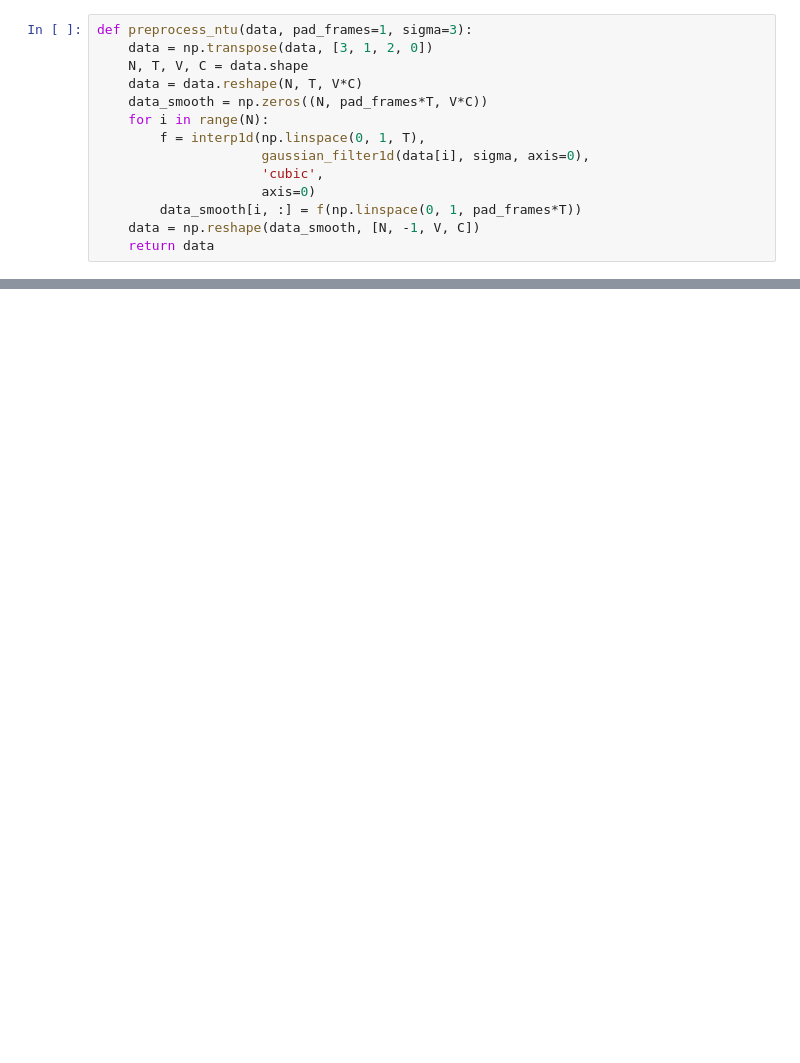
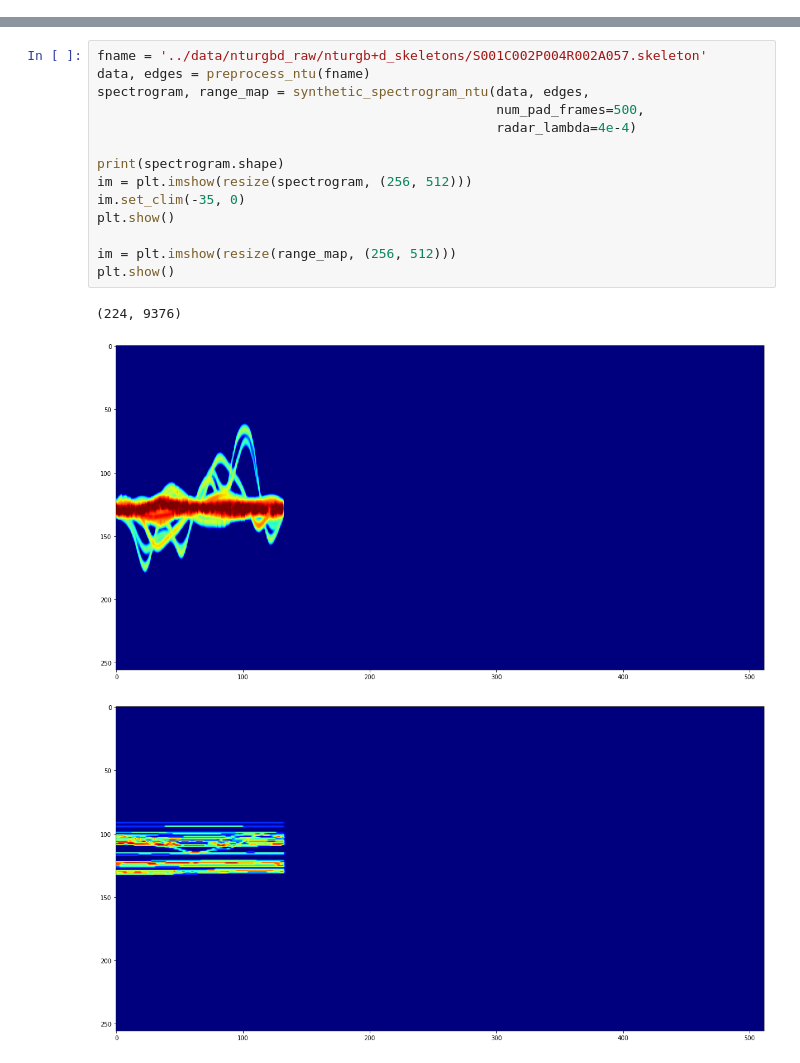
Before and after one commit to itskalvik/skeleton-action-recognition, a Jupyter notebook: data_gen/virtual_radar.ipynb, the cells around one changed output, grey strips where cells are left out. Drawn from its saved outputs; the diff is of its cells as text; blank space fills up the shorter version.

```diff
--- a/data_gen/virtual_radar.ipynb
+++ b/data_gen/virtual_radar.ipynb
@@ -22,14 +10,0 @@ from scipy.ndimage import gaussian_filter1d
-# %%
-def preprocess_ntu(data, pad_frames=1, sigma=3):
-    data = np.transpose(data, [3, 1, 2, 0])
-    N, T, V, C = data.shape
-    data = data.reshape(N, T, V*C)
-    data_smooth = np.zeros((N, pad_frames*T, V*C))
-    for i in range(N):
-        f = interp1d(np.linspace(0, 1, T),
-                     gaussian_filter1d(data[i], sigma, axis=0),
-                     'cubic',
-                     axis=0)
-        data_smooth[i, :] = f(np.linspace(0, 1, pad_frames*T))
-    data = np.reshape(data_smooth, [N, -1, V, C])
-    return data
@@ -93 +11,19 @@ def synthetic_spectrogram(joint_data,
+# %%
+fname = '../data/nturgbd_raw/nturgb+d_skeletons/S001C002P004R002A057.skeleton'
+data, edges = preprocess_ntu(fname)
+spectrogram, range_map = synthetic_spectrogram_ntu(data, edges,
+                                                   num_pad_frames=500,
+                                                   radar_lambda=4e-4)
+
+print(spectrogram.shape)
+im = plt.imshow(resize(spectrogram, (256, 512)))
+im.set_clim(-35, 0)
+plt.show()
+
+im = plt.imshow(resize(range_map, (256, 512)))
+plt.show()
+# %% [output]
+(224, 9376)
+[figure, added]
+[figure, added]
 # %%
```
Also changed, not shown: parts of 10 cells of this notebook, 1 other file.
